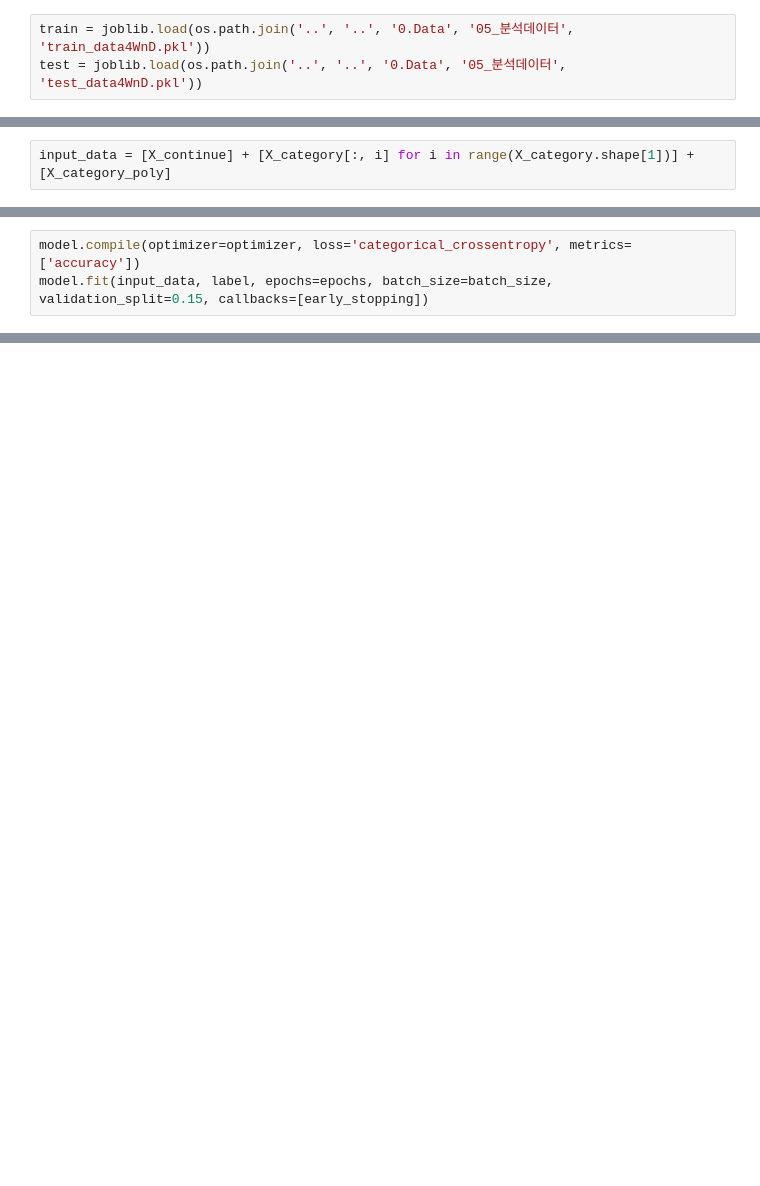
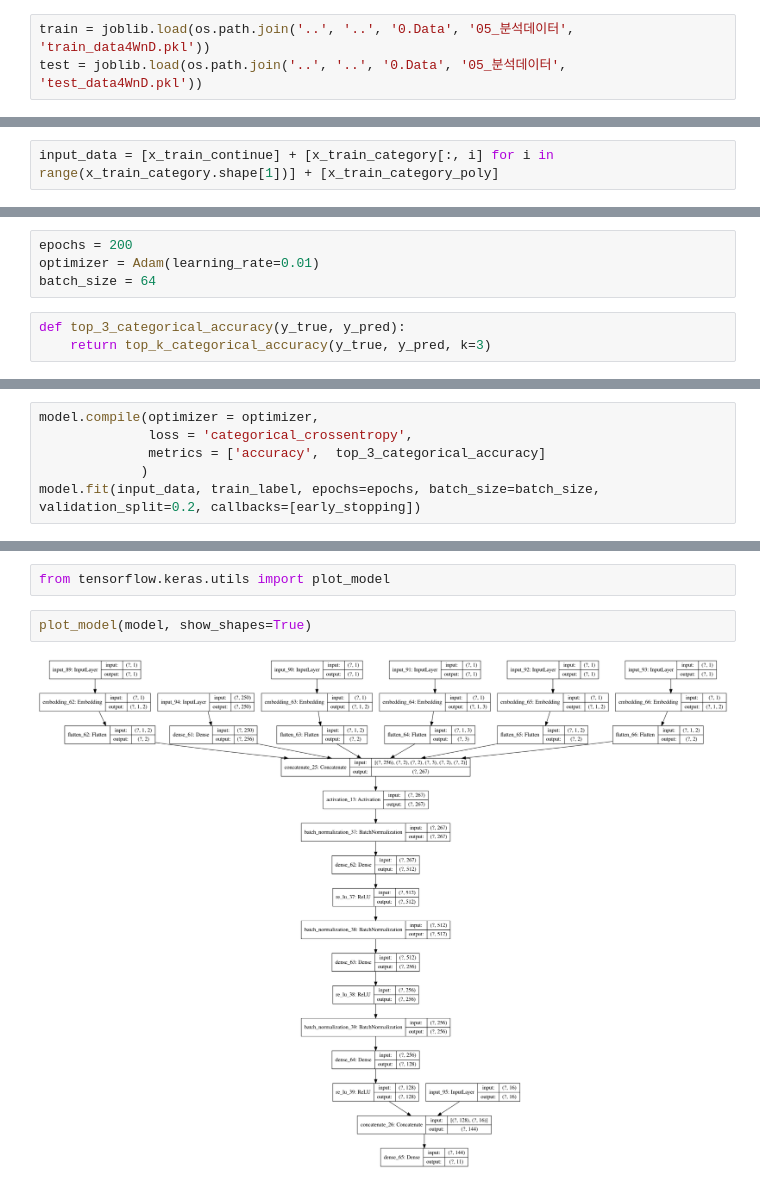
Before and after one commit to cryingjin/Shopping_GG, a Jupyter notebook: 3. Modeling/0926_WnD_JS.ipynb, the cells around one changed output, grey strips where cells are left out. Saved outputs shown, nothing was run; the diff lists cells and outputs as text; blank space fills up the shorter version.

```diff
--- a/3. Modeling/0926_WnD_JS.ipynb
+++ b/3. Modeling/0926_WnD_JS.ipynb
@@ -340,2 +807,2 @@ early_stopping = EarlyStopping(monitor='val_loss', patience=100)
 # %%
-input_data = [X_continue] + [X_category[:, i] for i in range(X_category.shape[1])] + [X_category_poly]
+input_data = [x_train_continue] + [x_train_category[:, i] for i in range(x_train_category.shape[1])] + [x_train_category_poly]
@@ -345,0 +809,7 @@ batch_size = 128
+# %%
+epochs = 200
+optimizer = Adam(learning_rate=0.01)
+batch_size = 64
+# %%
+def top_3_categorical_accuracy(y_true, y_pred):
+    return top_k_categorical_accuracy(y_true, y_pred, k=3)
@@ -346,4 +820,7 @@ batch_size = 128
 # %%
-model.compile(optimizer=optimizer, loss='categorical_crossentropy', metrics=['accuracy'])
-model.fit(input_data, label, epochs=epochs, batch_size=batch_size, validation_split=0.15, callbacks=[early_stopping])
+model.compile(optimizer = optimizer,
+              loss = 'categorical_crossentropy',
+              metrics = ['accuracy',  top_3_categorical_accuracy]
+             )
+model.fit(input_data, train_label, epochs=epochs, batch_size=batch_size, validation_split=0.2, callbacks=[early_stopping])
 # %% [output]
@@ -367,0 +1022,6 @@ Epoch 100/100
+# %%
+from tensorflow.keras.utils import plot_model
+# %%
+plot_model(model, show_shapes=True)
+# %% [output]
+[figure, added]
```
Also changed, not shown: parts of 98 cells of this notebook, 7 other files.
